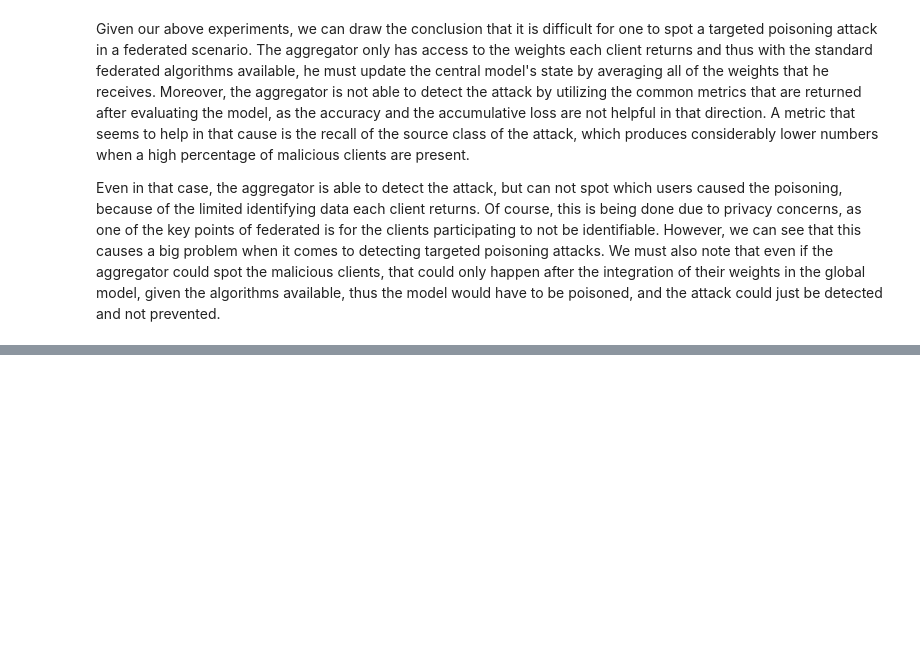
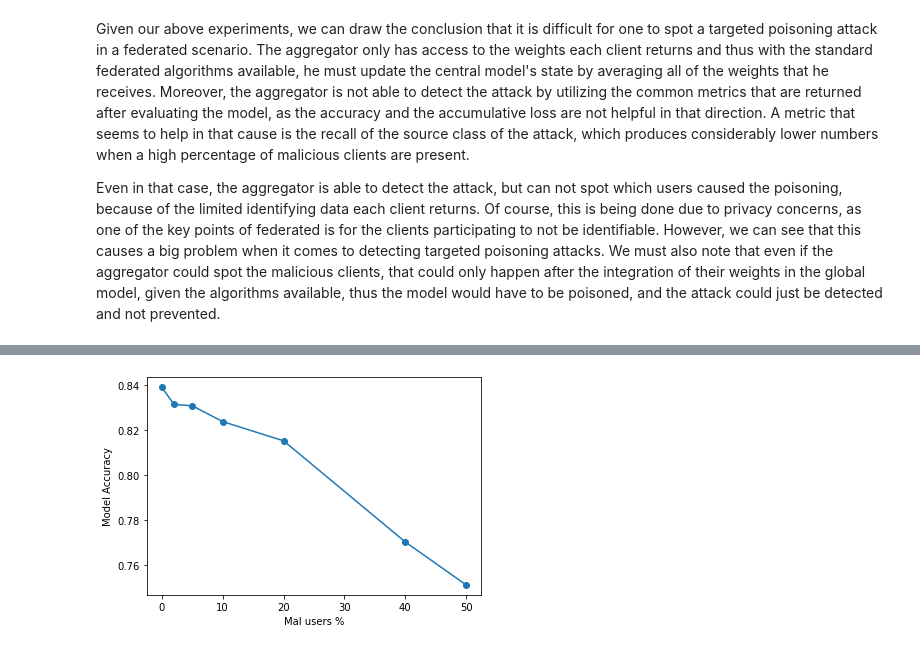
Before and after one commit to nikosgalanis/data-poisoning-defense-fl, a Jupyter notebook: Federated_Training/poison_mnist_fed.ipynb, the cells around one changed output, grey strips where cells are left out. Cells and saved outputs as stored; diff of their text form; code cells hidden in the pictures; blank space fills up the shorter version.

```diff
--- a/Federated_Training/poison_mnist_fed.ipynb
+++ b/Federated_Training/poison_mnist_fed.ipynb
@@ -27,7 +27,7 @@ batch_size_test = 20
 shuffle_buffer = 100
 prefetch_buffer = 10
 
-n_train_epochs = 30
+n_train_epochs = 25
 
 client_learning_rate = 0.02
 server_learning_rate = 1
@@ -36,10 +36,12 @@ server_learning_rate = 1
 hidden_units = 256
 dropout = 0.1
 
-mal_users_percentage = 0.2
+# mal_users_percentage = 0.2
 # todo: could also be a list of values
 target_value = 3
 poisoned_value = 8
+
+mal_users_percentages = [0, 2, 5, 10, 20, 40, 50]
 # %% [markdown]
 To begin with, we define the hyperparameters used for our data preprocesing, for our model and for the attack. Speccifically:
  - For data preprocessing, when the data is split and distributed to the users, it is repeated `n_train_dataset_epochs` and `n_test_dataset_epochs` in order to artificially create a larger dataset. For the model to learn better and faster, we also organize our data in batches of `batch_size_train` and `batch_size_test` for the train and test set respecively. We are also going to shuffle and prefetch our data, so we define the parameters needed for those methods.
@@ -215,14 +219,14 @@ In each epoch we are also going to evaluate our model, by checking how well it p
 
 We repeat the above-described process for each model, for the whole range of the number of epochs, with an ultimate goal to train our model and gather the metrics produced.
 # %%
-for i in [0, 1, 2, 3, 4, 5]:
+for mal_users_percentage in [0, 10, 20, 40]:
     evaluation_state = evaluation_process.initialize()
 
     eval_acc = []
     eval_loss = []
     eval_recall = []
 
-    mal_users_percentage = i / 10
+    # mal_users_percentage = i / 10
 
     emnist_train, emnist_test = tff.simulation.datasets.emnist.load_data()
 
@@ -232,7 +236,7 @@ for i in [0, 1, 2, 3, 4, 5]:
         server_optimizer_fn=lambda: tf.keras.optimizers.SGD(learning_rate = server_learning_rate))
 
     train_state = training_process.initialize()
-    print("Model with " + str(i * 10) + "% mal clients")
+    print("Model with " + str(mal_users_percentage) + "% mal clients")
     for epoch in tqdm(range(n_train_epochs), position = 0, leave = True):
         # clients = emnist_train.client_ids[0:n_clients]
 
@@ -246,7 +250,7 @@ for i in [0, 1, 2, 3, 4, 5]:
         train_metrics = result.metrics
         # print the training metrics
 
-        # get weights from the trainged model
+        # get weights from the trained model
         model_weights = training_process.get_model_weights(train_state)
         # update the evaluation state with them
         evaluation_state = evaluation_process.set_model_weights(evaluation_state, model_weights)
@@ -362,0 +444,9 @@ Even in that case, the aggregator is able to detect the attack, but can not spot
+# %%
+plt.plot(mal_users_percentages, accs, marker='o')
+
+
+plt.xlabel("Mal users %")
+plt.ylabel("Model Accuracy")
+plt.show()
+# %% [output]
+[figure, added]
```
Also changed, not shown: parts of 5 cells of this notebook, 2 other files.
